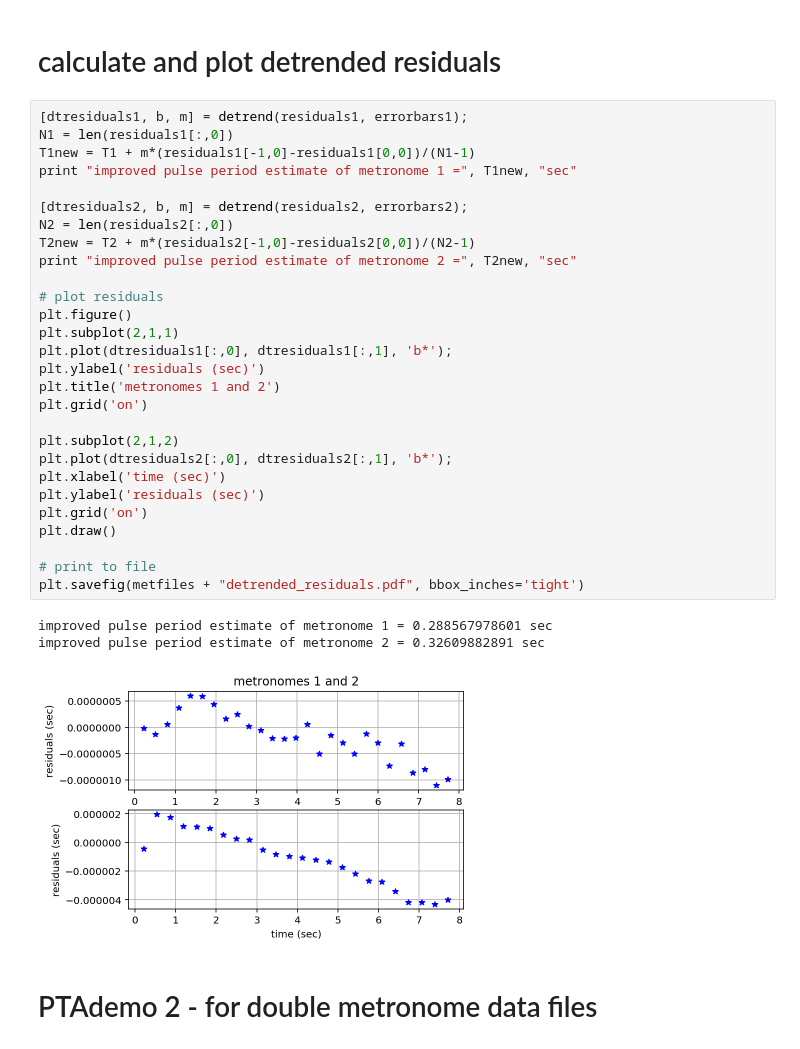
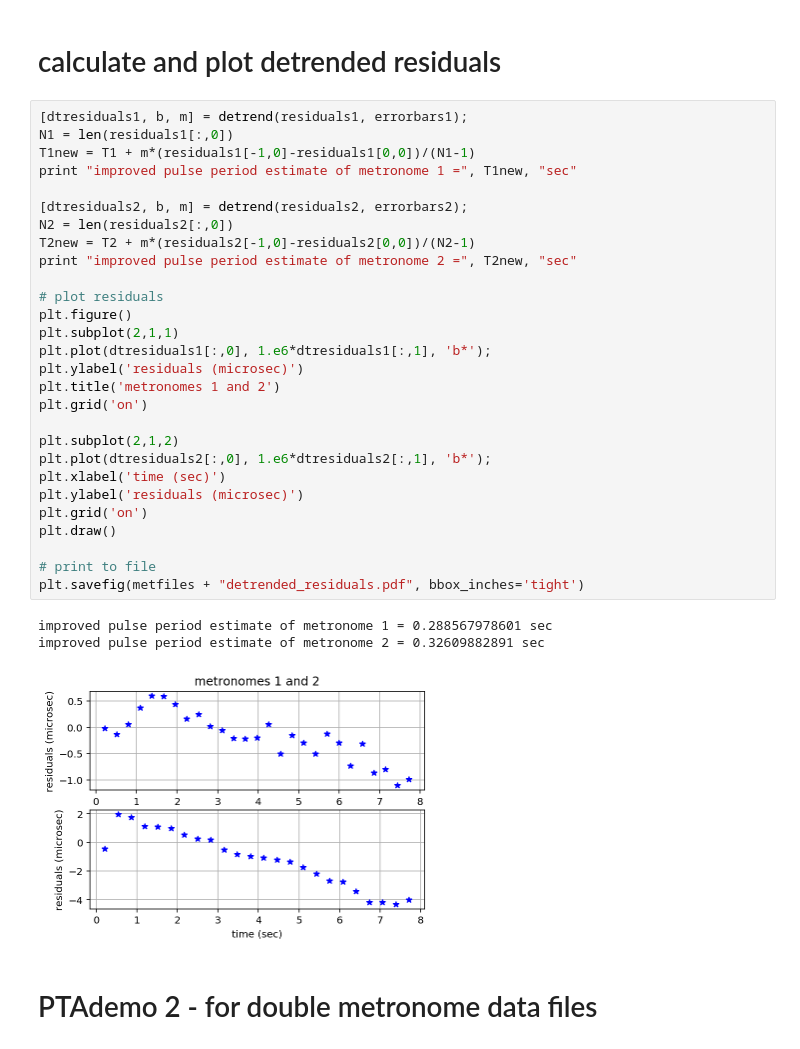
Before and after one commit to josephromano/pta-demo, a Jupyter notebook: code/PTAdemo.ipynb, the cells around one changed output. Drawn from its saved outputs; the diff is of its cells as text.

```diff
--- a/code/PTAdemo.ipynb
+++ b/code/PTAdemo.ipynb
@@ -204,35 +204,35 @@ plt.savefig(metfiles + "_residuals.pdf", bbox_inches='tight')
 # %%
 [dtresiduals1, b, m] = detrend(residuals1, errorbars1);
 N1 = len(residuals1[:,0])
 T1new = T1 + m*(residuals1[-1,0]-residuals1[0,0])/(N1-1)
 print "improved pulse period estimate of metronome 1 =", T1new, "sec"
 
 [dtresiduals2, b, m] = detrend(residuals2, errorbars2);
 N2 = len(residuals2[:,0])
 T2new = T2 + m*(residuals2[-1,0]-residuals2[0,0])/(N2-1)
 print "improved pulse period estimate of metronome 2 =", T2new, "sec"
 
 # plot residuals
 plt.figure()
 plt.subplot(2,1,1)
-plt.plot(dtresiduals1[:,0], dtresiduals1[:,1], 'b*');
-plt.ylabel('residuals (sec)')
+plt.plot(dtresiduals1[:,0], 1.e6*dtresiduals1[:,1], 'b*');
+plt.ylabel('residuals (microsec)')
 plt.title('metronomes 1 and 2')
 plt.grid('on')
 
 plt.subplot(2,1,2)
-plt.plot(dtresiduals2[:,0], dtresiduals2[:,1], 'b*');
+plt.plot(dtresiduals2[:,0], 1.e6*dtresiduals2[:,1], 'b*');
 plt.xlabel('time (sec)')
-plt.ylabel('residuals (sec)')
+plt.ylabel('residuals (microsec)')
 plt.grid('on')
 plt.draw()
 
 # print to file
 plt.savefig(metfiles + "detrended_residuals.pdf", bbox_inches='tight')
 # %% [output]
 improved pulse period estimate of metronome 1 = 0.288567978601 sec
 improved pulse period estimate of metronome 2 = 0.32609882891 sec
-[figure, old version]
+[figure, new version]
 # %% [markdown]
 # PTAdemo 2 - for double metronome data files
 # %% [markdown]
```
Also changed, not shown: parts of 4 cells of this notebook.
